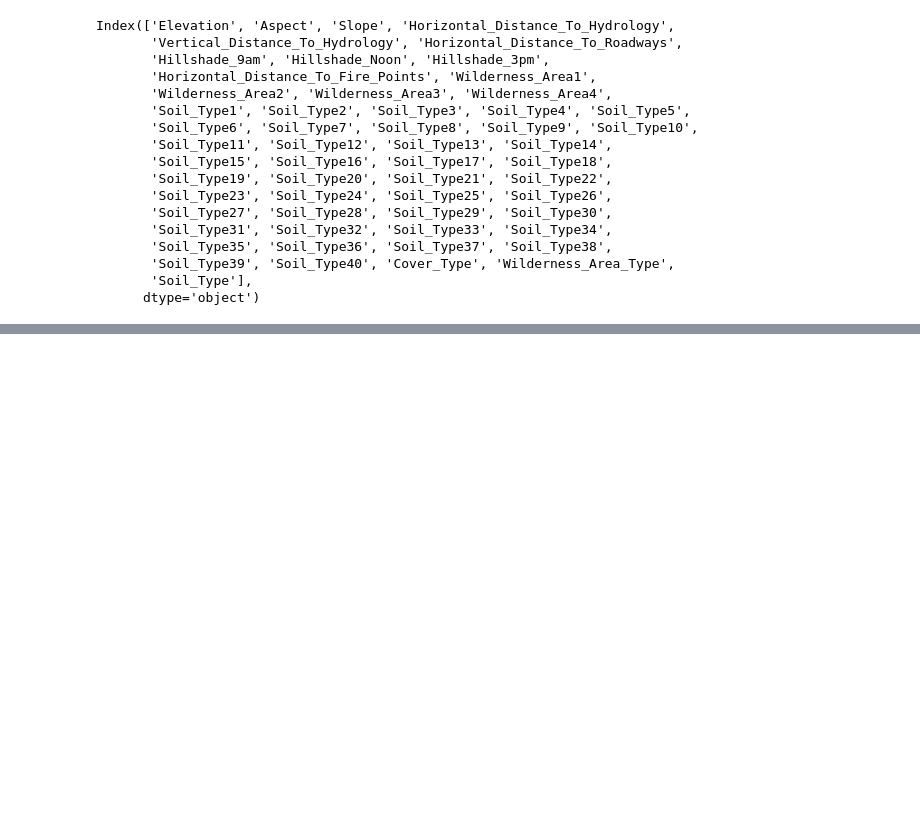
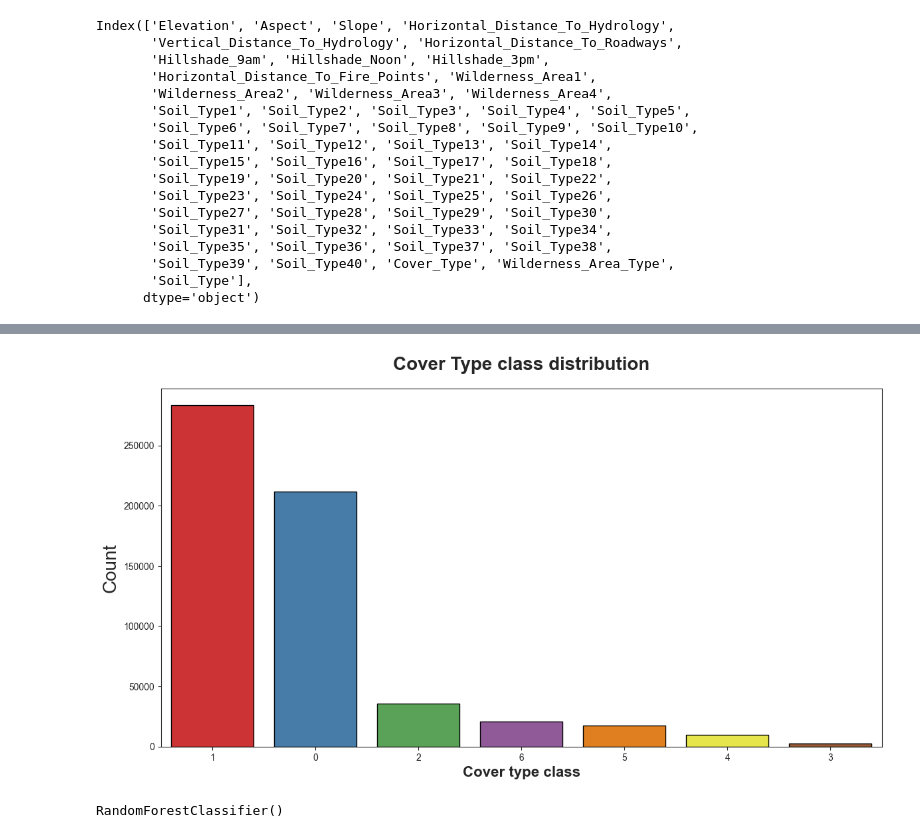
Before and after one commit to natek-1/Forest-Covertype, a Jupyter notebook: research/FE_and_Model_Training.ipynb, the cells around one changed output, grey strips where cells are left out. Saved outputs shown, nothing was run; the diff lists cells and outputs as text; code cells hidden in the pictures; blank space fills up the shorter version.

Commit message:
trainied first model

```diff
--- a/research/FE_and_Model_Training.ipynb
+++ b/research/FE_and_Model_Training.ipynb
@@ -184,0 +187,3 @@ Index(['Elevation', 'Aspect', 'Slope', 'Horizontal_Distance_To_Hydrology',
+# %%
+# change index to start from zero instead of 1
+df_copy["Cover_Type"] = df_copy["Cover_Type"] - 1
@@ -184,0 +202,9 @@ Index(['Elevation', 'Aspect', 'Slope', 'Horizontal_Distance_To_Hydrology',
+# %%
+plt.subplots(figsize=(14, 7))
+sns.countplot(data=df_copy, x="Cover_Type", palette="Set1", ec="black", order=df_copy["Cover_Type"].value_counts().index)
+plt.title("Cover Type class distribution", weight="bold", pad=20, fontsize=20)
+plt.ylabel("Count", fontsize=20)
+plt.xlabel("Cover type class", weight="bold", fontsize=16)
+plt.show()
+# %% [output]
+[figure, added]
@@ -184,0 +249,9 @@ Index(['Elevation', 'Aspect', 'Slope', 'Horizontal_Distance_To_Hydrology',
+# %%
+## Running with random forest
+
+X_train, X_test, y_train, y_test = split_and_scale(df_copy.drop(columns=['Wilderness_Area_Type', 'Soil_Type']))
+
+model_1 = RandomForestClassifier()
+model_1.fit(X_train, y_train)
+# %% [output]
+RandomForestClassifier()
```
Also changed, not shown: parts of 5 cells of this notebook.
